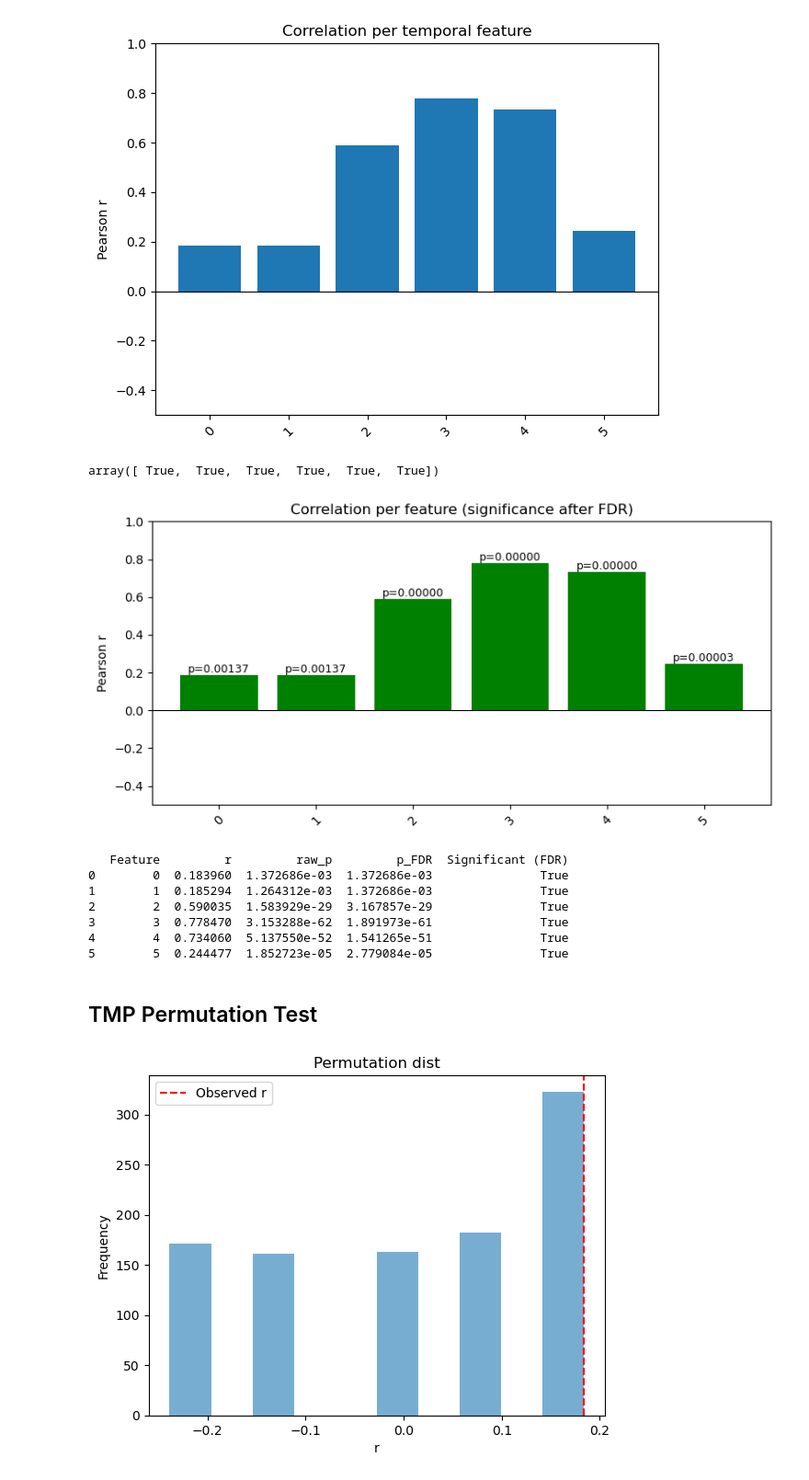
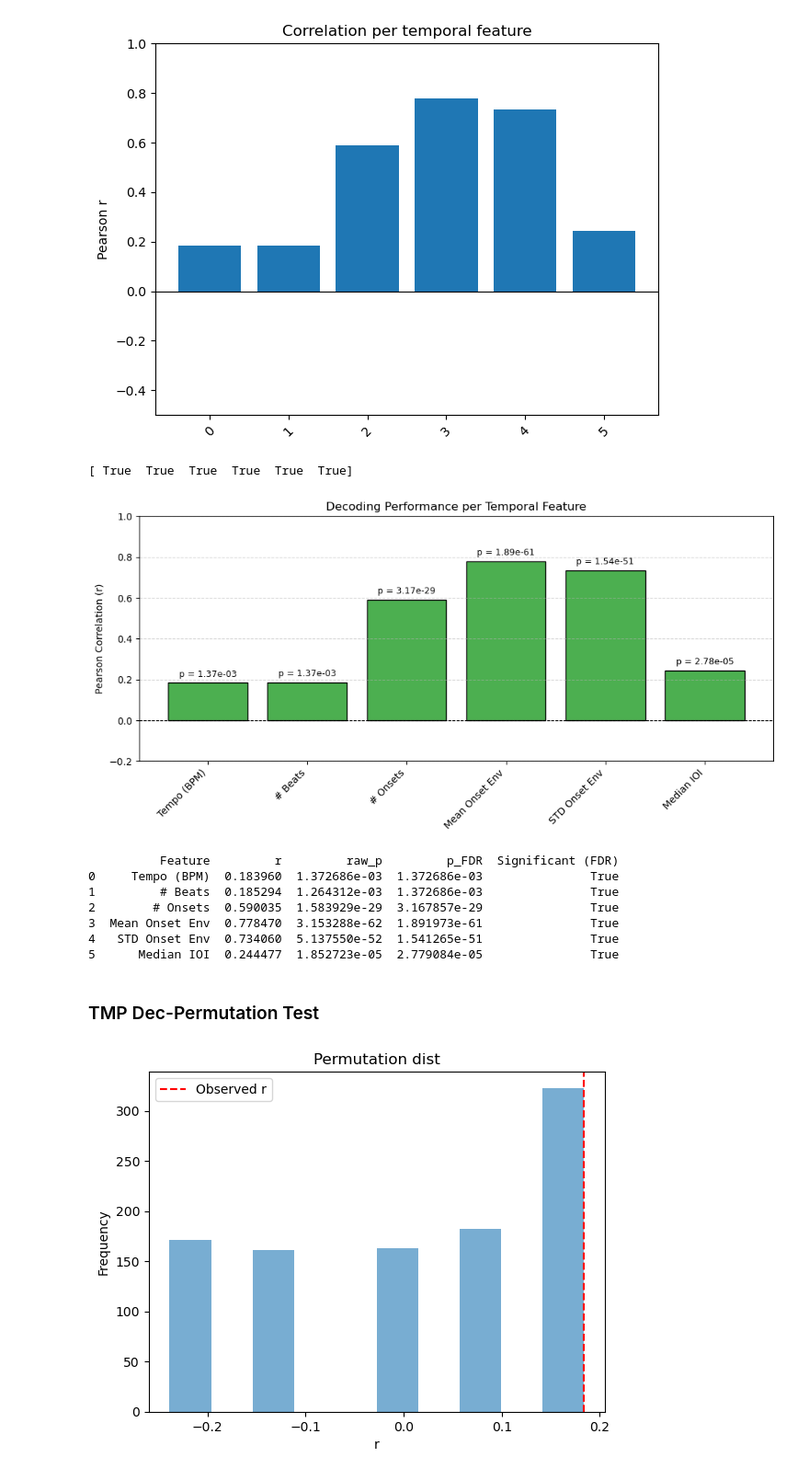
Before and after one commit to mattciff5/genre-to-fmri, a Jupyter notebook: multisubj_review.ipynb, the cells around one changed output. Shown at 92% size. Drawn from its saved outputs; the diff is of its cells as text; code cells hidden in the pictures.

Commit message:
fixing figures

```diff
--- a/multisubj_review.ipynb
+++ b/multisubj_review.ipynb
@@ -870,30 +929,46 @@ from statsmodels.stats.multitest import multipletests
 
 # FDR correction
 rejected, pvals_corrected, _, _ = multipletests(p_values, alpha=0.05, method='fdr_bh')
+print(rejected)
+# %% [output]
+[ True  True  True  True  True  True]
-# %%
-rejected
-# %% [output]
-array([ True,  True,  True,  True,  True,  True])
 # %%
 import matplotlib.pyplot as plt
+import numpy as np
 
-feature_names = np.arange(6)
+# Nomi delle feature temporali
+feature_names = [
+    "Tempo (BPM)",
+    "# Beats",
+    "# Onsets",
+    "Mean Onset Env",
+    "STD Onset Env",
+    "Median IOI"
+]
 
-plt.figure(figsize=(8, 4))
-bars = plt.bar(range(len(correlations)), correlations, color=['green' if sig else 'gray' for sig in rejected])
-plt.xticks(range(len(correlations)), feature_names, rotation=45)
-plt.ylabel("Pearson r")
-plt.title("Correlation per feature (significance after FDR)")
-plt.ylim(-0.5, 1)
-plt.axhline(0, color='black', linewidth=0.8)
+# Colori: verde per feature significative, grigio per non significative
+colors = ['#4CAF50' if sig else '#B0B0B0' for sig in rejected]
 
-for i, (bar, pval) in enumerate(zip(bars, pvals_corrected)):
-    plt.text(bar.get_x() + bar.get_width()/2, bar.get_height(), f"p={pval:.5f}", ha='center', va='bottom', fontsize=9)
+plt.figure(figsize=(10, 5))
+bars = plt.bar(range(len(correlations)), correlations, color=colors, edgecolor='black')
 
+plt.xticks(range(len(correlations)), feature_names, rotation=45, ha='right')
+plt.ylabel("Pearson Correlation (r)")
+plt.title("Decoding Performance per Temporal Feature")
+plt.ylim(-0.2, 1.0)
+plt.axhline(0, color='black', linewidth=0.8, linestyle='--')
+
+# Aggiunta dei p-value solo se significativi
+for i, (bar, pval, sig) in enumerate(zip(bars, pvals_corrected, rejected)):
+    if sig:
+        plt.text(bar.get_x() + bar.get_width()/2, bar.get_height() + 0.02,
+                 f"p = {pval:.2e}", ha='center', va='bottom', fontsize=9)
+
+plt.grid(axis='y', linestyle='--', alpha=0.5)
 plt.tight_layout()
 plt.show()
 # %% [output]
-[figure, old version]
+[figure, new version]
 # %%
 import pandas as pd
 
@@ -907,15 +982,15 @@ df_results = pd.DataFrame({
 
 print(df_results)
 # %% [output]
-   Feature         r         raw_p         p_FDR  Significant (FDR)
-0        0  0.183960  1.372686e-03  1.372686e-03               True
-1        1  0.185294  1.264312e-03  1.372686e-03               True
-2        2  0.590035  1.583929e-29  3.167857e-29               True
-3        3  0.778470  3.153288e-62  1.891973e-61               True
-4        4  0.734060  5.137550e-52  1.541265e-51               True
-5        5  0.244477  1.852723e-05  2.779084e-05               True
+          Feature         r         raw_p         p_FDR  Significant (FDR)
+0     Tempo (BPM)  0.183960  1.372686e-03  1.372686e-03               True
+1         # Beats  0.185294  1.264312e-03  1.372686e-03               True
+2        # Onsets  0.590035  1.583929e-29  3.167857e-29               True
+3  Mean Onset Env  0.778470  3.153288e-62  1.891973e-61               True
+4   STD Onset Env  0.734060  5.137550e-52  1.541265e-51               True
+5      Median IOI  0.244477  1.852723e-05  2.779084e-05               True
 # %% [markdown]
-## TMP Permutation Test
+### TMP Dec-Permutation Test
 # %%
 from scipy.stats import pearsonr
 
```
Also changed, not shown: parts of 17 cells of this notebook.
